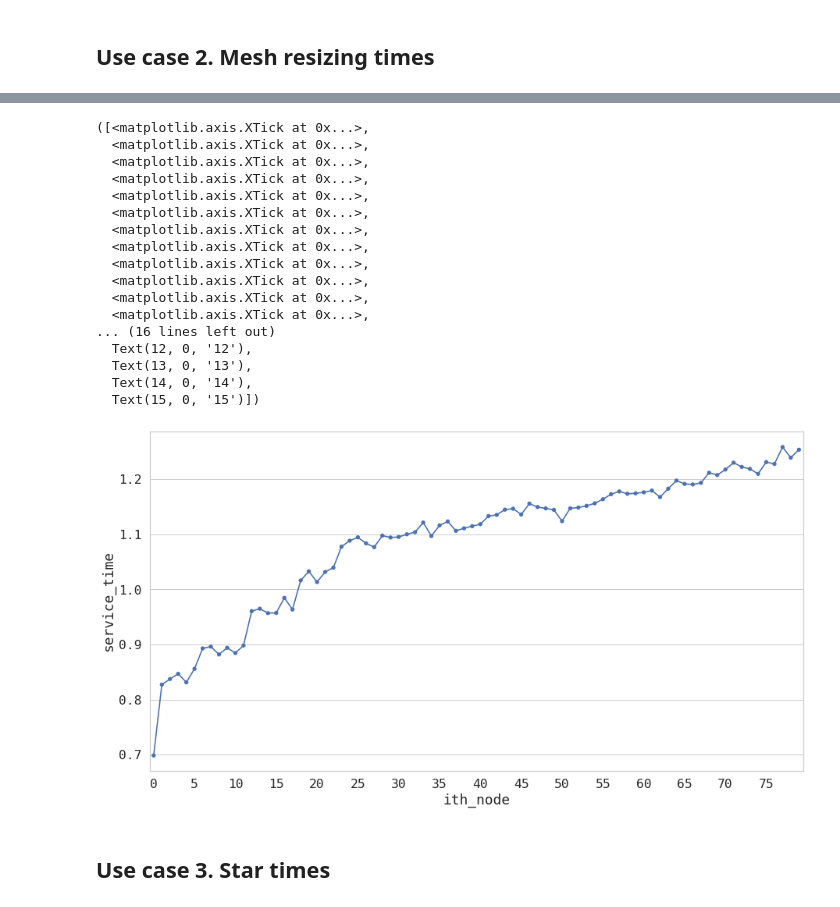
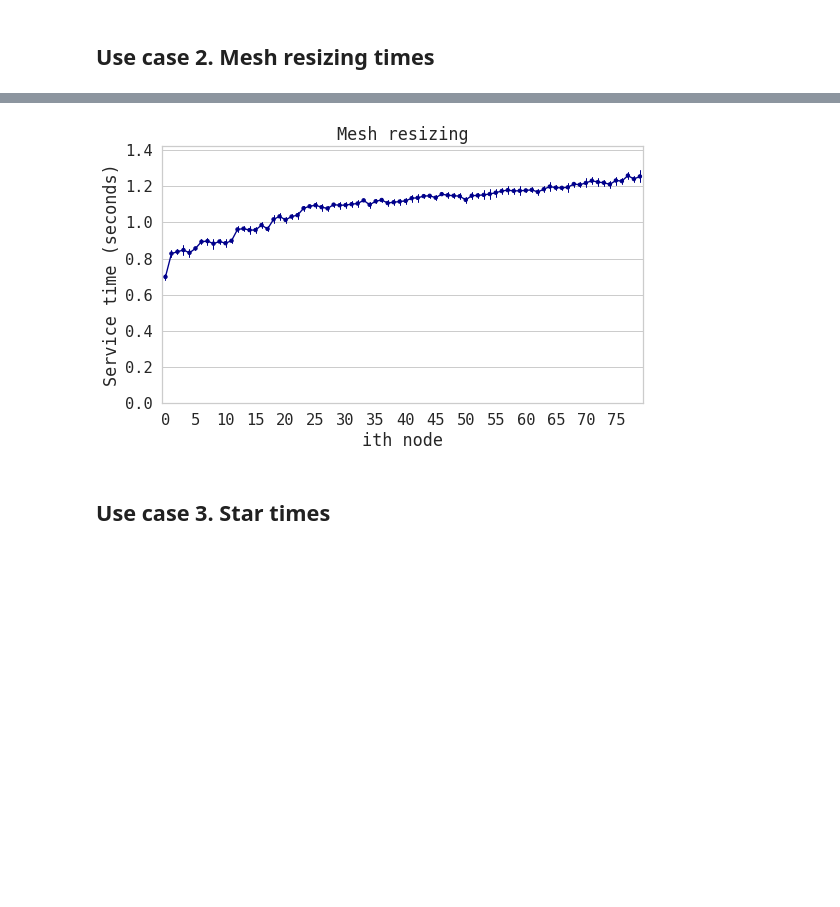
Before and after one commit to javier-pg/sysrepo-cfgssl, a Jupyter notebook: experimental_data/performance_analysis.ipynb, the cells around one changed output, grey strips where cells are left out. Cells and saved outputs as stored; diff of their text form; code cells hidden in the pictures; blank space fills up the shorter version.

```diff
--- a/experimental_data/performance_analysis.ipynb
+++ b/experimental_data/performance_analysis.ipynb
@@ -115,5 +50,5 @@ sns.regplot(x='number_nodes',
 # %% [markdown]
 ## Use case 2. Mesh resizing times
 # %%
-times = pd.read_csv('paper_mesh_resizing_times.txt', sep=";", header=None)
+times = pd.read_csv('mesh_resizing_times.txt', sep=";", header=None)
 times.columns = ["arrival_time","ith_node","start","end","service_time"]
@@ -175,37 +69,26 @@ sns.relplot(data=times,
-# %%
-fig, axs = plt.subplots(1, 1, figsize=(15,8))
-
-ax=sns.pointplot(x=x,
-            y=y,
-            #hue=hue,
-            data=times,
-            ax=axs,
-            legend_out=True,
-            dodge=True,
-            ci=None,
-            scale=0.6)
-
-plt.xticks(np.arange(0,80,5))
-#plt.ylim(0,max(times[y]))
-# %% [output]
-([<matplotlib.axis.XTick at 0x...>,
-  <matplotlib.axis.XTick at 0x...>,
-  <matplotlib.axis.XTick at 0x...>,
-  <matplotlib.axis.XTick at 0x...>,
-  <matplotlib.axis.XTick at 0x...>,
-  <matplotlib.axis.XTick at 0x...>,
-  <matplotlib.axis.XTick at 0x...>,
-  <matplotlib.axis.XTick at 0x...>,
-  <matplotlib.axis.XTick at 0x...>,
-  <matplotlib.axis.XTick at 0x...>,
-  <matplotlib.axis.XTick at 0x...>,
-  <matplotlib.axis.XTick at 0x...>,
-... (16 lines left out)
-  Text(12, 0, '12'),
-  Text(13, 0, '13'),
-  Text(14, 0, '14'),
-  Text(15, 0, '15')])
-[figure, removed]
+# %%
+fig, ax = plt.subplots(1,1,figsize=(8,5))
+ax = sns.pointplot(x="ith_node",
+            y="service_time",
+            scale=0.5,
+            data=times,
+            color = 'darkblue',
+            errwidth='1.0',
+            ax=ax)
+
+ax.set_title('Mesh resizing')
+ax.set_ylabel('Service time (seconds)')
+ax.set_xlabel('ith node')
+
+loc = plticker.MultipleLocator(5)
+ax.xaxis.set_major_locator(loc)
+
+ax.set_ylim(0,max(times.service_time))
+
+plt.tight_layout()
+plt.savefig("mesh_resizing.pdf")
+# %% [output]
+[figure, added]
 # %% [markdown]
 ## Use case 3. Star times
 # %%
```
Also changed, not shown: parts of 33 cells of this notebook, 5 other files.
